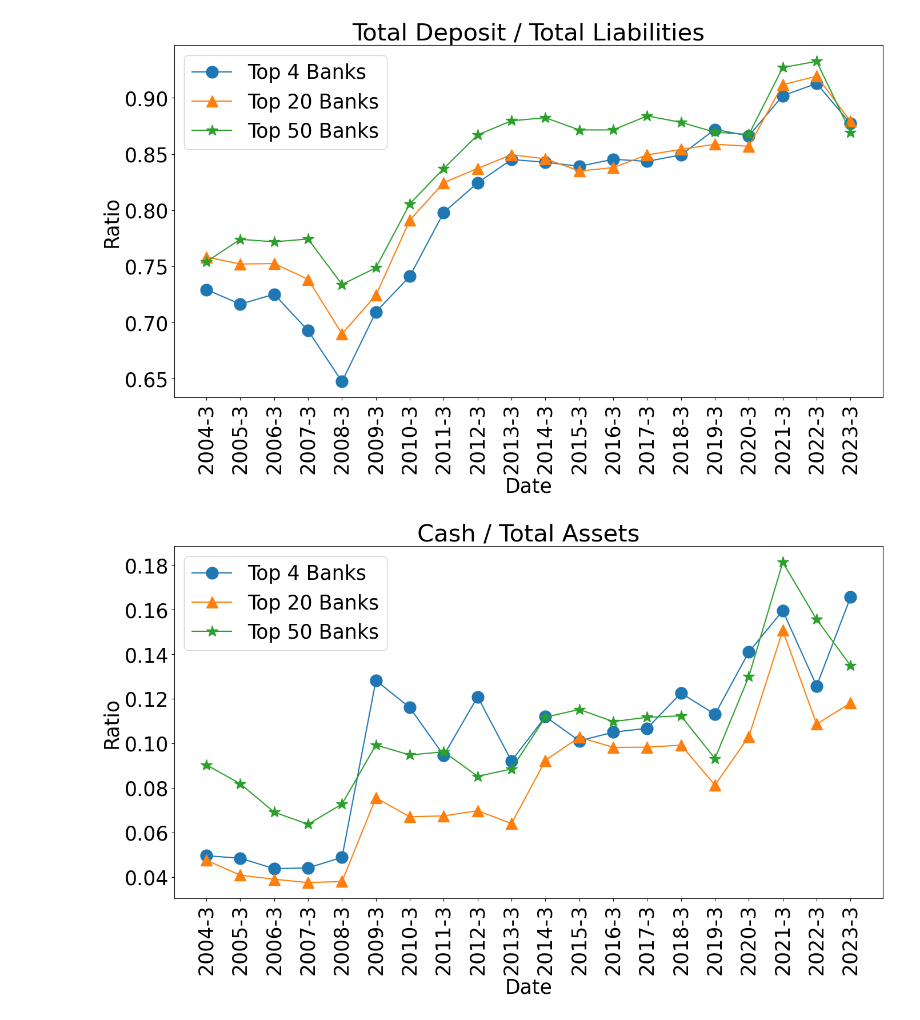
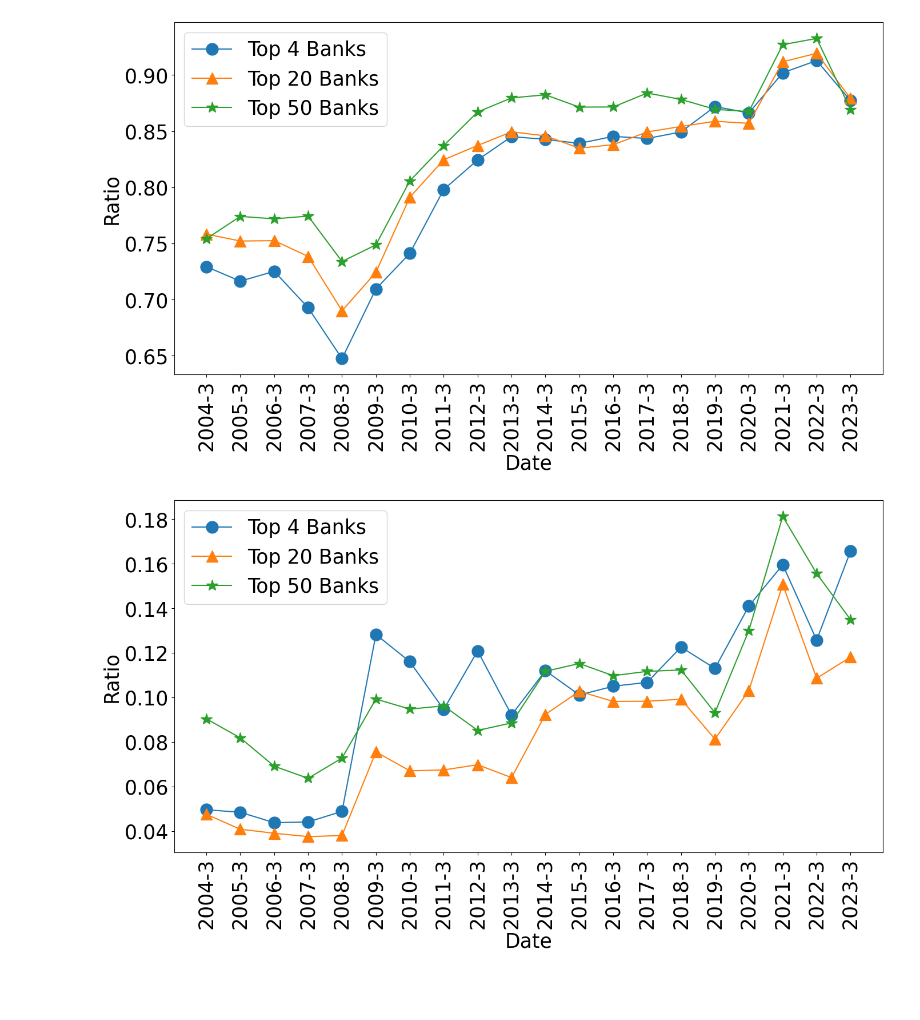
Before and after one commit to dongxulee/banksDataDiscovery, a Jupyter notebook: bankSimilarity.ipynb, the cells around one changed output. Cells and saved outputs as stored; diff of their text form; code cells hidden in the pictures; blank space fills up the shorter version.

```diff
--- a/bankSimilarity.ipynb
+++ b/bankSimilarity.ipynb
@@ -67,11 +69,11 @@ meanValuePlot('Securities')
 # %%
-plt.title("Total Deposit / Total Liabilities")
+#plt.title("Total Deposit / Total Liabilities")
 meanValuePlot('Deposits')
 # %% [output]
-[figure, old version]
+[figure, new version]
 # %%
-plt.title("Cash / Total Assets")
+#plt.title("Cash / Total Assets")
 meanValuePlot("Cash and Balances due from Depository Institutions")
 # %% [output]
-[figure, old version]
+[figure, new version]
 # %%
```
Also changed, not shown: parts of 5 cells of this notebook, 3 other files.
